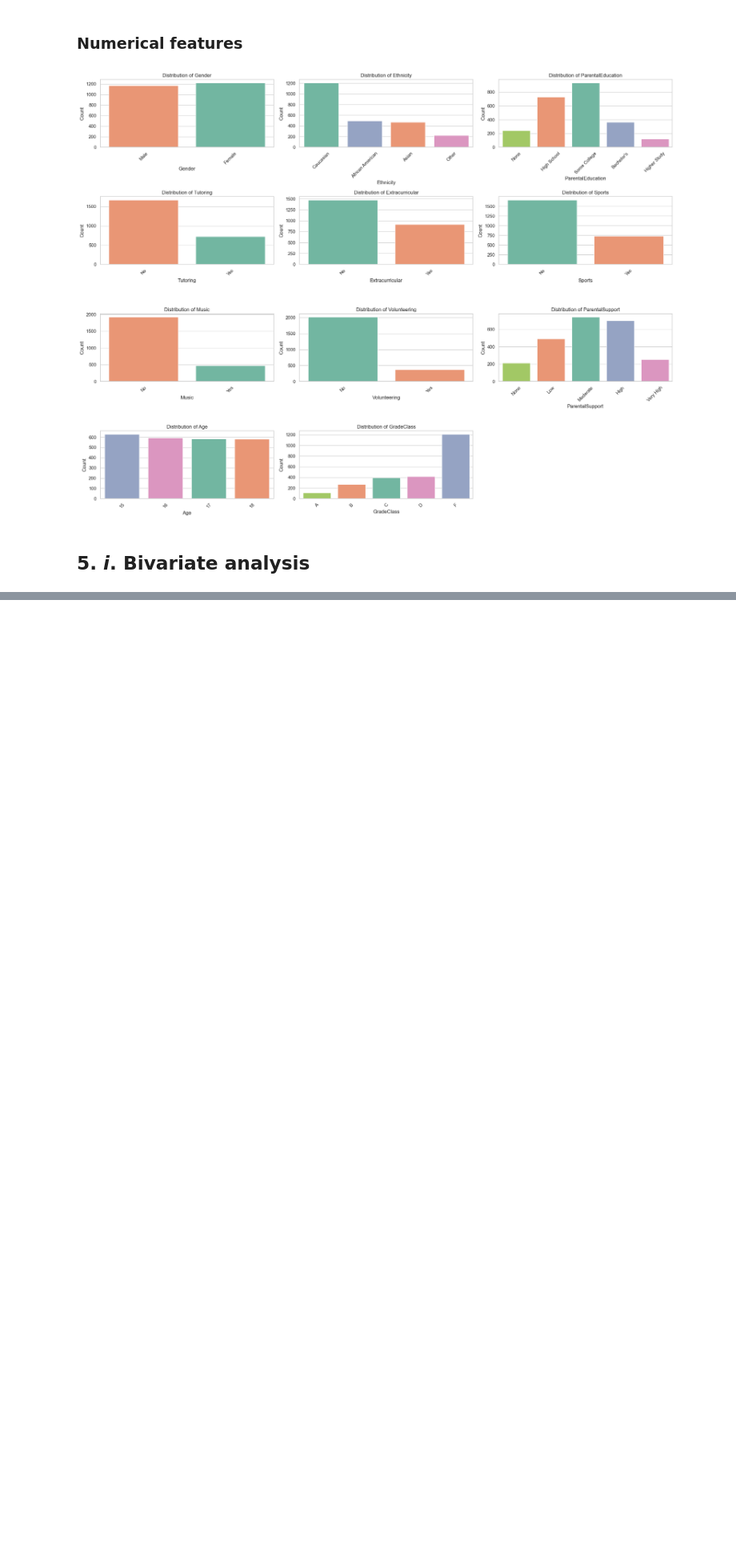
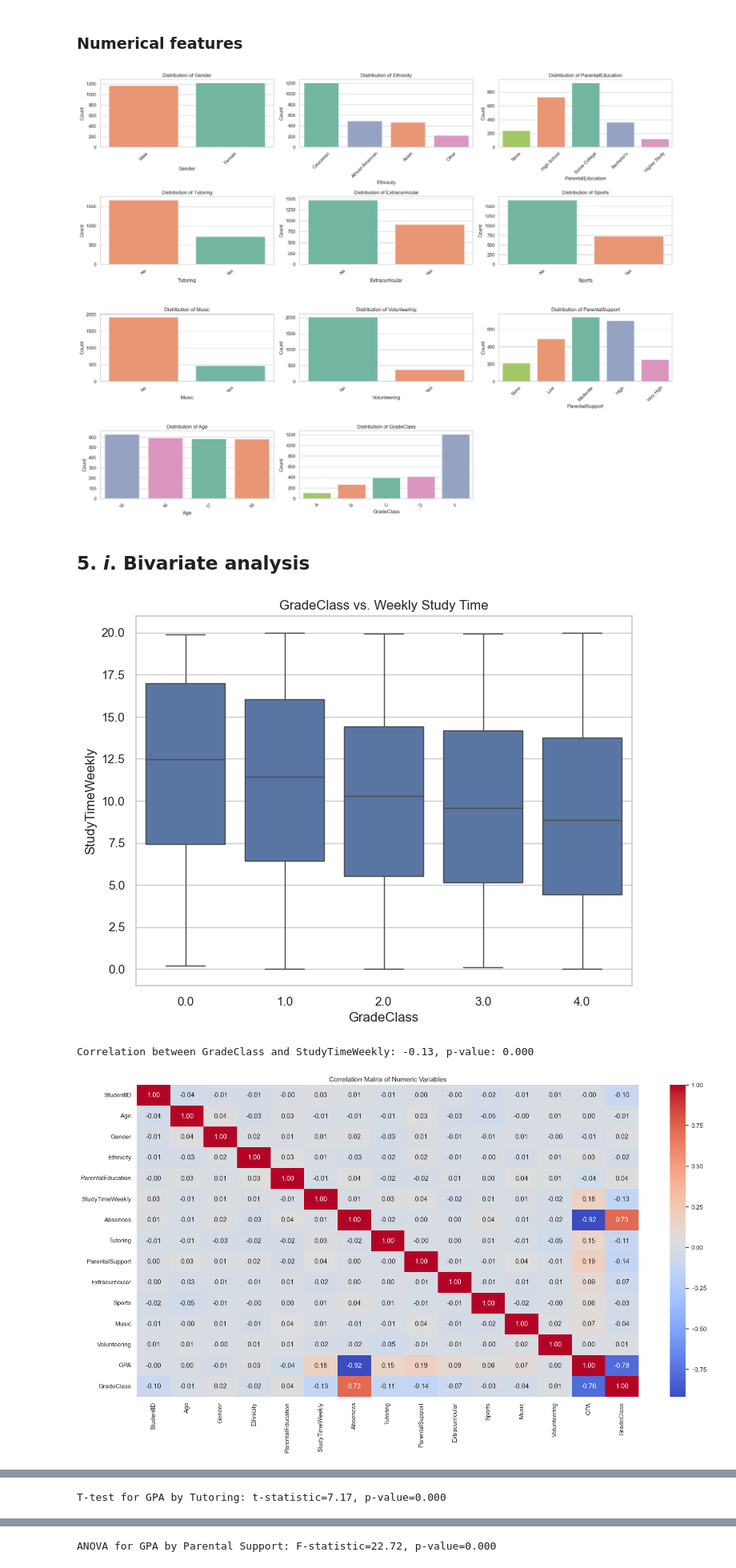
Before and after one commit to CL-Frank/MLG382_GuidedProject, a Jupyter notebook: notebooks/modeling.ipynb, the cells around one changed output, grey strips where cells are left out. Shown: that part at 80% size. Saved outputs shown, nothing was run; the diff lists cells and outputs as text; code cells hidden in the pictures; blank space fills up the shorter version.

```diff
--- a/notebooks/modeling.ipynb
+++ b/notebooks/modeling.ipynb
@@ -231,3 +232,72 @@ plt.show()
 [figure]
 # %% [markdown]
 ## 5. *i*. Bivariate analysis
+# %%
+# Scatter plot: Grade Class vs. StudyTimeWeekly
+plt.figure(figsize=(8, 6))
+sns.boxplot( x='GradeClass', y='StudyTimeWeekly', data=df)
+plt.title('GradeClass vs. Weekly Study Time')
+plt.show()
+
+# Correlation:
+corr, p_value = pearsonr(df['GradeClass'], df['StudyTimeWeekly'])
+print(f"Correlation between GradeClass and StudyTimeWeekly: {corr:.2f}, p-value: {p_value:.3f}")
+
+# Correlation matrix
+numeric_cols = ['Age', 'StudyTimeWeekly', 'Absences', 'GPA']
+corr_matrix = df.corr()
+plt.figure(figsize=(20, 10))
+sns.heatmap(corr_matrix, annot=True, cmap='coolwarm', fmt=".2f")
+plt.title('Correlation Matrix of Numeric Variables')
+plt.show()
+
+# --- Numeric vs. Categorical ---
+
+# Box plot: GPA vs. Tutoring
+plt.figure(figsize=(8, 6))
+sns.boxplot(data=df, x='Tutoring', y='GPA')
+# Map numeric codes to labels for clarity if desired
+plt.xticks(ticks=[0, 1], labels=['No Tutoring', 'Tutoring'])
+plt.title('GPA Distribution by Tutoring Status')
+plt.xlabel('Tutoring Status')
+plt.ylabel('GPA')
+plt.show()
+
+# T-test: GPA vs. Tutoring
+gpa_tutoring_yes = df[df['Tutoring'] == 1]['GPA']
+gpa_tutoring_no = df[df['Tutoring'] == 0]['GPA']
+t_stat, p_val_ttest = ttest_ind(gpa_tutoring_yes, gpa_tutoring_no, nan_policy='omit')
+print(f"\nT-test for GPA by Tutoring: t-statistic={t_stat:.2f}, p-value={p_val_ttest:.3f}")
+
+# Box plot: GPA vs. ParentalSupport
+plt.figure(figsize=(10, 6))
+sns.boxplot(data=df, x='ParentalSupport', y='GPA', order=[0, 1, 2, 3, 4]) # Ensure correct order
+# Map numeric codes to labels
+plt.xticks(ticks=[0, 1, 2, 3, 4], labels=['None', 'Low', 'Moderate', 'High', 'Very High'])
+plt.title('GPA Distribution by Parental Support Level')
+plt.xlabel('Parental Support')
+plt.ylabel('GPA')
+plt.show()
+
+# ANOVA: GPA vs. ParentalSupport
+groups = [df['GPA'][df['ParentalSupport'] == i] for i in df['ParentalSupport'].unique()]
+f_stat, p_val_anova = f_oneway(*[group.dropna() for group in groups]) # Use dropna() for safety
+print(f"\nANOVA for GPA by Parental Support: F-statistic={f_stat:.2f}, p-value={p_val_anova:.3f}")
+
+
+# --- Categorical vs. Categorical ---
+
+# Count plot (Grouped Bar Chart): GradeClass vs. Tutoring
+plt.figure(figsize=(10, 6))
+sns.countplot(data=df, x='GradeClass', hue='Tutoring', palette='viridis')
+# Map numeric codes to labels
+plt.xticks(ticks=[0, 1, 2, 3, 4], labels=['A', 'B', 'C', 'D', 'F'])
+plt.legend(title='Tutoring', labels=['No', 'Yes'])
+plt.title('Grade Class Distribution by Tutoring Status')
+plt.xlabel('Grade Class')
+plt.ylabel('Count')
+plt.show()
+# %% [output]
+[figure, added]
+Correlation between GradeClass and StudyTimeWeekly: -0.13, p-value: 0.000
+[figure, added]
@@ -233,0 +305 @@ plt.show()
+T-test for GPA by Tutoring: t-statistic=7.17, p-value=0.000
@@ -233,0 +307 @@ plt.show()
+ANOVA for GPA by Parental Support: F-statistic=22.72, p-value=0.000
```
Also changed, not shown: parts of 2 cells of this notebook.
